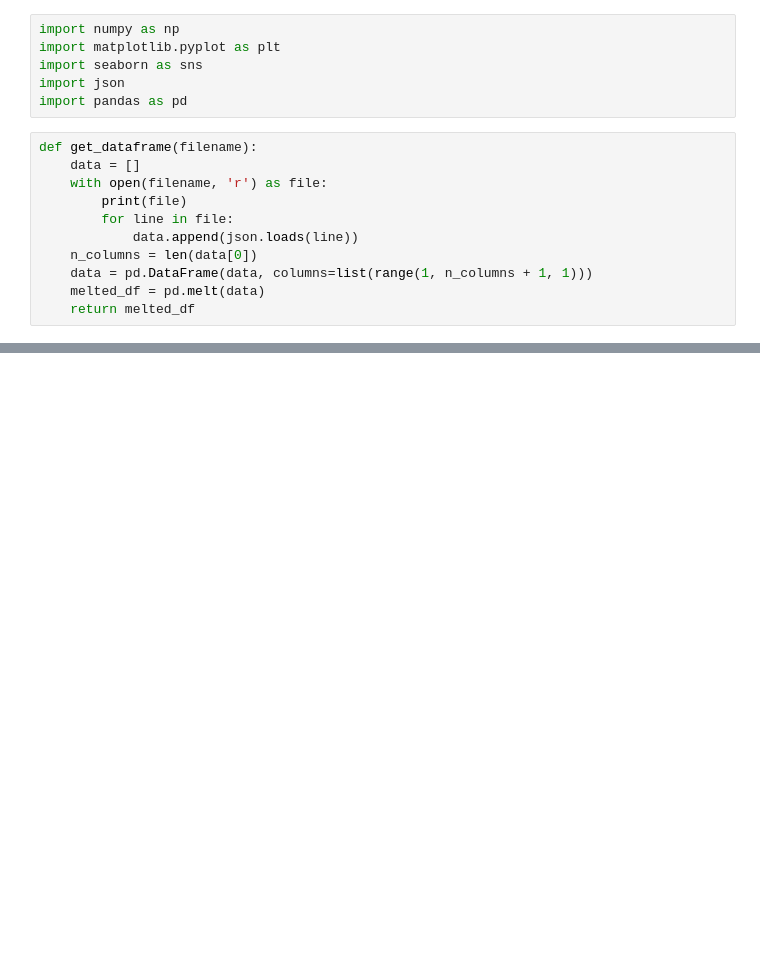
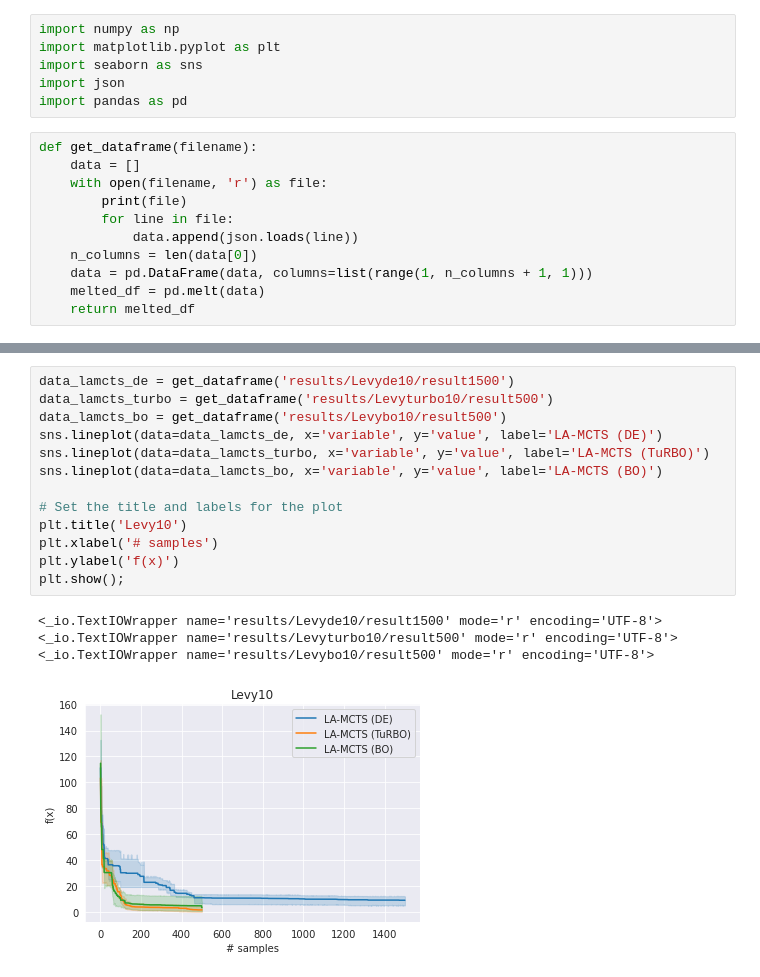
Before and after one commit to Marina-DU/LaMCTS, a Jupyter notebook: LA-MCTS/compare_solvers.ipynb, the cells around one changed output, grey strips where cells are left out. Cells and saved outputs as stored; diff of their text form; blank space fills up the shorter version.

```diff
--- a/LA-MCTS/compare_solvers.ipynb
+++ b/LA-MCTS/compare_solvers.ipynb
@@ -71,0 +72,18 @@ plt.show();
+# %%
+data_lamcts_de = get_dataframe('results/Levyde10/result1500')
+data_lamcts_turbo = get_dataframe('results/Levyturbo10/result500')
+data_lamcts_bo = get_dataframe('results/Levybo10/result500')
+sns.lineplot(data=data_lamcts_de, x='variable', y='value', label='LA-MCTS (DE)')
+sns.lineplot(data=data_lamcts_turbo, x='variable', y='value', label='LA-MCTS (TuRBO)')
+sns.lineplot(data=data_lamcts_bo, x='variable', y='value', label='LA-MCTS (BO)')
+
+# Set the title and labels for the plot
+plt.title('Levy10')
+plt.xlabel('# samples')
+plt.ylabel('f(x)')
+plt.show();
+# %% [output]
+<_io.TextIOWrapper name='results/Levyde10/result1500' mode='r' encoding='UTF-8'>
+<_io.TextIOWrapper name='results/Levyturbo10/result500' mode='r' encoding='UTF-8'>
+<_io.TextIOWrapper name='results/Levybo10/result500' mode='r' encoding='UTF-8'>
+[figure, added]
```
Also changed, not shown: parts of 7 cells of this notebook, 5 other files.
